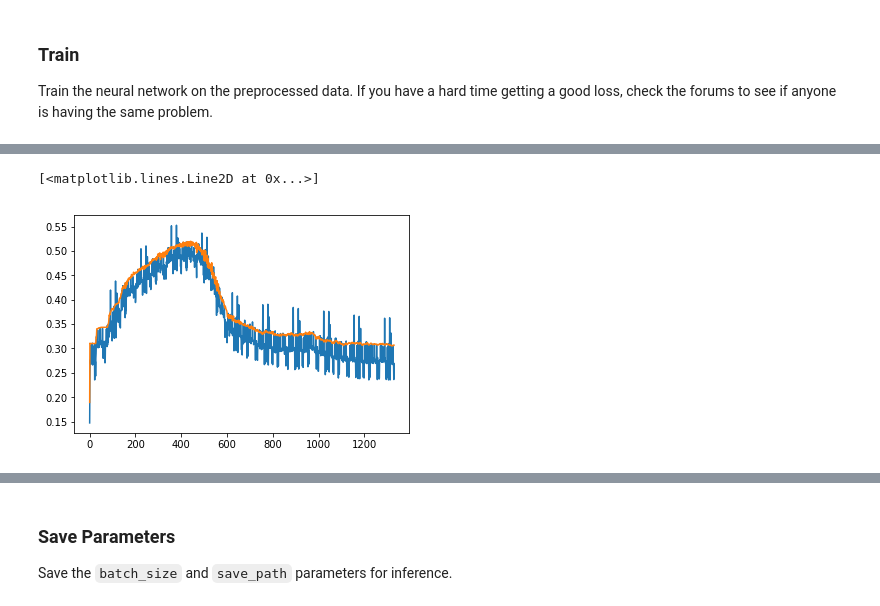
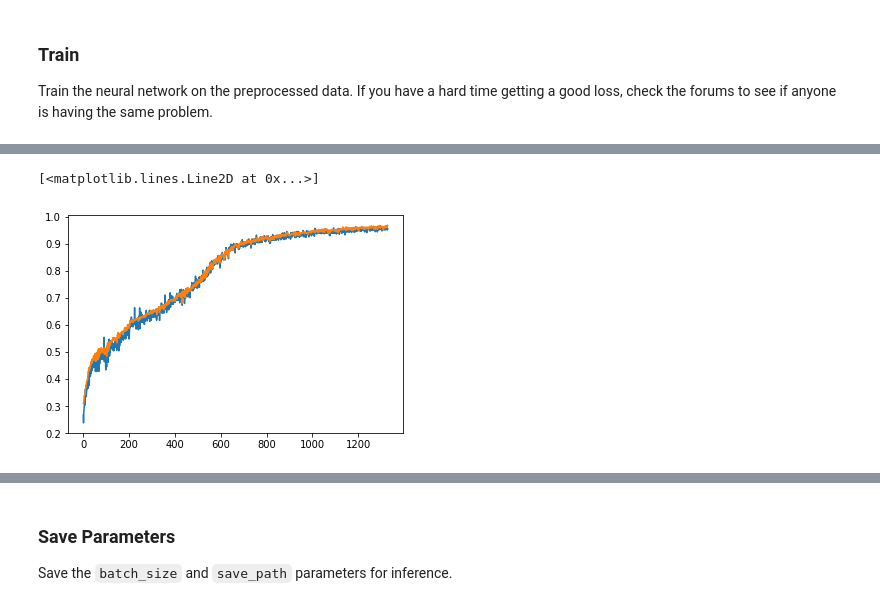
Before and after one commit to Wajih-O/deep-learning, a Jupyter notebook: language-translation/dlnd_language_translation.ipynb, the cells around one changed output, grey strips where cells are left out. Cells and saved outputs as stored; diff of their text form; code cells hidden in the pictures.

Commit message:
solves training problem

```diff
--- a/language-translation/dlnd_language_translation.ipynb
+++ b/language-translation/dlnd_language_translation.ipynb
@@ -280,7 +280,9 @@ def decoding_layer_infer(encoder_state, dec_cell, dec_embeddings, start_of_seque
     infer_decoder_fn = tf.contrib.seq2seq.simple_decoder_fn_inference(output_fn, encoder_state, dec_embeddings,
                                                                     start_of_sequence_id, end_of_sequence_id,
                                                                     maximum_length, vocab_size)
-    inference_logits, _, _ = tf.contrib.seq2seq.dynamic_rnn_decoder(dec_cell, infer_decoder_fn, scope=decoding_scope)
+    inference_logits, _, _ = tf.contrib.seq2seq.dynamic_rnn_decoder(dec_cell, infer_decoder_fn,
+                                                                    scope=decoding_scope)
+    inference_logits = tf.nn.dropout(inference_logits, keep_prob)
     return inference_logits
 
 
@@ -323,12 +325,13 @@ def decoding_layer(dec_embed_input, dec_embeddings, encoder_state, vocab_size, s
         output_fn = lambda x: tf.contrib.layers.fully_connected(x, vocab_size, None, scope=decoding_scope)
         train_logits = decoding_layer_train(encoder_state, dec_cell, dec_embed_input,
                                             sequence_length, decoding_scope, output_fn, keep_prob)
+    with tf.variable_scope("decoding", reuse=True) as decoding_scope:
         decoding_scope.reuse_variables()
         inference_logits = decoding_layer_infer(encoder_state, dec_cell, dec_embeddings,
                                                 target_vocab_to_int['<GO>'], target_vocab_to_int['<EOS>'],
                                                 sequence_length, vocab_size,
                                                 decoding_scope, output_fn, keep_prob)
-    return train_logits, inference_logits
+        return train_logits, inference_logits
 
 
 """
@@ -406,16 +409,16 @@ epochs = 10
 # Batch Size
 batch_size = 1024
 # RNN Size
-rnn_size = 64
+rnn_size = 128
 # Number of Layers
 num_layers = 2
 # Embedding Size
 encoding_embedding_size = 128
 decoding_embedding_size = 128
 # Learning Rate
-learning_rate = 0.001
+learning_rate = 0.003
 # Dropout Keep Probability
-keep_probability = .7
+keep_probability = 0.7
 # %% [markdown]
 ### Build the Graph
 Build the graph using the neural network you implemented.
@@ -513,7 +516,7 @@ with tf.Session(graph=train_graph) as sess:
             train_acc = get_accuracy(target_batch, batch_train_logits)
             valid_acc = get_accuracy(np.array(valid_target), batch_valid_logits)
 
-            train_valid_accs.append((train_acc, valid_acc))
+            train_valid_accs.append((train_acc, valid_acc, loss))
             end_time = time.time()
             print('Epoch {:>3} Batch {:>4}/{} - Train Accuracy: {:>6.3f}, Validation Accuracy: {:>6.3f}, Loss: {:>6.3f}'
                   .format(epoch_i, batch_i, len(source_int_text) // batch_size, train_acc, valid_acc, loss))
@@ -543,9 +546,10 @@ Model Trained and Saved
 # %%
 import matplotlib.pyplot as plt
 %matplotlib inline
-t_acc, valid_acc = zip(*train_valid_accs)
+t_acc, valid_acc, loss_ = zip(*train_valid_accs)
 plt.plot(t_acc)
 plt.plot(valid_acc)
+# plt.plot(loss_)
 # %% [output]
 [<matplotlib.lines.Line2D at 0x...>]
-[figure, old version]
+[figure, new version]
```
Also changed, not shown: parts of 10 cells of this notebook, 1 other file.
